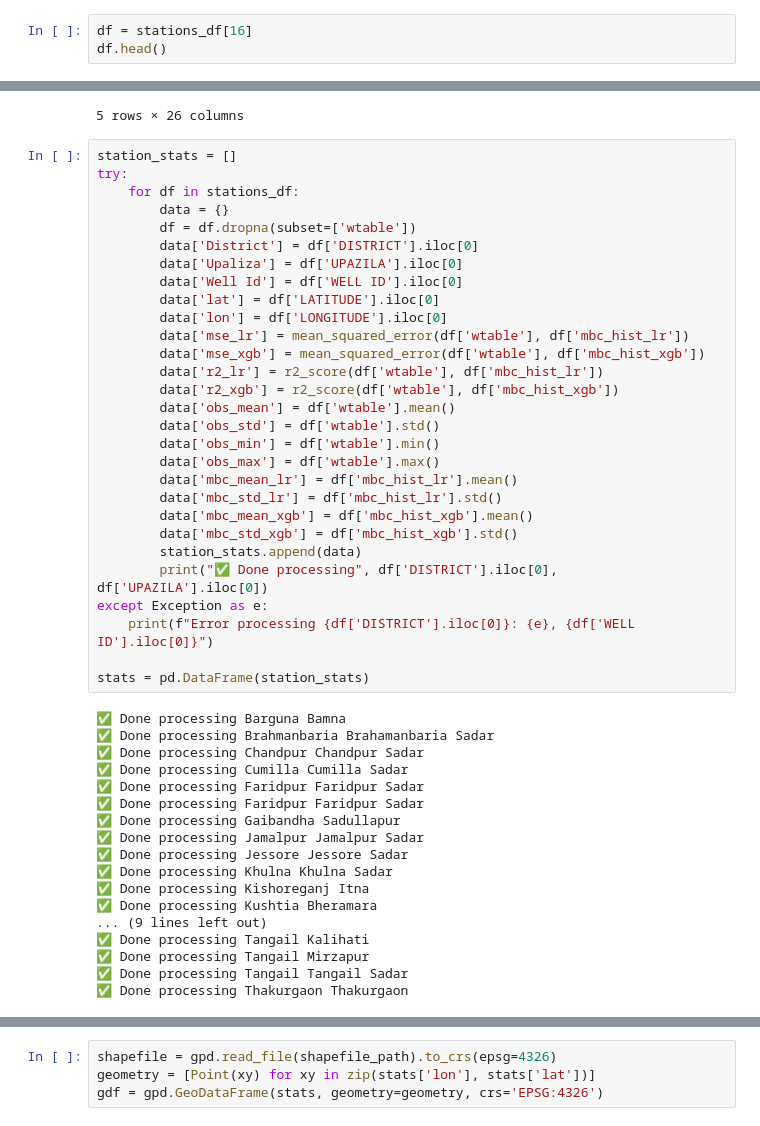
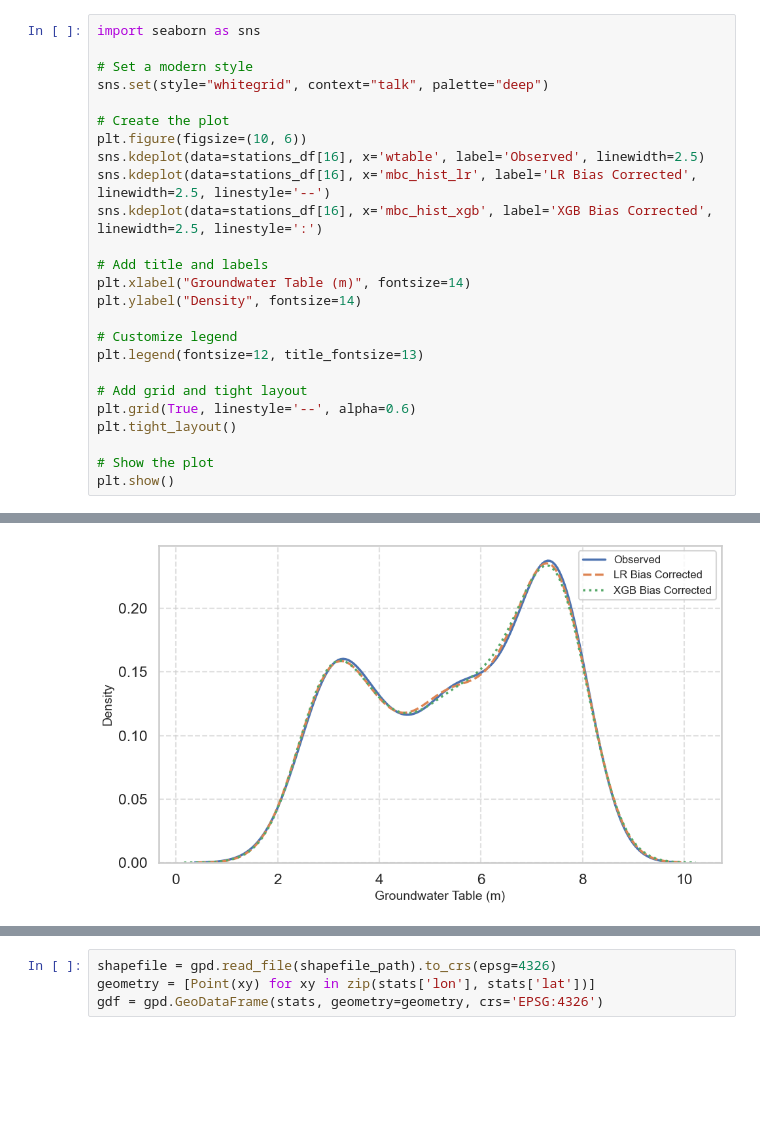
Before and after one commit to sadat-saim/pyBiasCorrect, a Jupyter notebook: correct biases.ipynb, the cells around one changed output, grey strips where cells are left out. Drawn from its saved outputs; the diff is of its cells as text; blank space fills up the shorter version.

```diff
--- a/correct biases.ipynb
+++ b/correct biases.ipynb
@@ -32,4 +369,26 @@ stations_df = [df for df in stations_df if df['WELL ID'].iloc[0] not in excluded
 # %%
-df = stations_df[16]
-df.head()
+import seaborn as sns
+
+# Set a modern style
+sns.set(style="whitegrid", context="talk", palette="deep")
+
+# Create the plot
+plt.figure(figsize=(10, 6))
+sns.kdeplot(data=stations_df[16], x='wtable', label='Observed', linewidth=2.5)
+sns.kdeplot(data=stations_df[16], x='mbc_hist_lr', label='LR Bias Corrected', linewidth=2.5, linestyle='--')
+sns.kdeplot(data=stations_df[16], x='mbc_hist_xgb', label='XGB Bias Corrected', linewidth=2.5, linestyle=':')
+
+# Add title and labels
+plt.xlabel("Groundwater Table (m)", fontsize=14)
+plt.ylabel("Density", fontsize=14)
+
+# Customize legend
+plt.legend(fontsize=12, title_fontsize=13)
+
+# Add grid and tight layout
+plt.grid(True, linestyle='--', alpha=0.6)
+plt.tight_layout()
+
+# Show the plot
+plt.show()
 # %% [output]
@@ -42,48 +395 @@ df.head()
-5 rows × 26 columns
+[figure, added]
-# %%
-station_stats = []
-try:
-    for df in stations_df:
-        data = {}
-        df = df.dropna(subset=['wtable'])
-        data['District'] = df['DISTRICT'].iloc[0]
-        data['Upaliza'] = df['UPAZILA'].iloc[0]
-        data['Well Id'] = df['WELL ID'].iloc[0]
-        data['lat'] = df['LATITUDE'].iloc[0]
-        data['lon'] = df['LONGITUDE'].iloc[0]
-        data['mse_lr'] = mean_squared_error(df['wtable'], df['mbc_hist_lr'])
-        data['mse_xgb'] = mean_squared_error(df['wtable'], df['mbc_hist_xgb'])
-        data['r2_lr'] = r2_score(df['wtable'], df['mbc_hist_lr'])
-        data['r2_xgb'] = r2_score(df['wtable'], df['mbc_hist_xgb'])
-        data['obs_mean'] = df['wtable'].mean()
-        data['obs_std'] = df['wtable'].std()
-        data['obs_min'] = df['wtable'].min()
-        data['obs_max'] = df['wtable'].max()
-        data['mbc_mean_lr'] = df['mbc_hist_lr'].mean()
-        data['mbc_std_lr'] = df['mbc_hist_lr'].std()
-        data['mbc_mean_xgb'] = df['mbc_hist_xgb'].mean()
-        data['mbc_std_xgb'] = df['mbc_hist_xgb'].std()
-        station_stats.append(data)
-        print("✅ Done processing", df['DISTRICT'].iloc[0], df['UPAZILA'].iloc[0])
-except Exception as e:
-    print(f"Error processing {df['DISTRICT'].iloc[0]}: {e}, {df['WELL ID'].iloc[0]}")
-
-stats = pd.DataFrame(station_stats)
-# %% [output]
-✅ Done processing Barguna Bamna
-✅ Done processing Brahmanbaria Brahamanbaria Sadar
-✅ Done processing Chandpur Chandpur Sadar
-✅ Done processing Cumilla Cumilla Sadar
-✅ Done processing Faridpur Faridpur Sadar
-✅ Done processing Faridpur Faridpur Sadar
-✅ Done processing Gaibandha Sadullapur
-✅ Done processing Jamalpur Jamalpur Sadar
-✅ Done processing Jessore Jessore Sadar
-✅ Done processing Khulna Khulna Sadar
-✅ Done processing Kishoreganj Itna
-✅ Done processing Kushtia Bheramara
-... (9 lines left out)
-✅ Done processing Tangail Kalihati
-✅ Done processing Tangail Mirzapur
-✅ Done processing Tangail Tangail Sadar
-✅ Done processing Thakurgaon Thakurgaon
```
Also changed, not shown: parts of 16 cells of this notebook, 1 other file.
